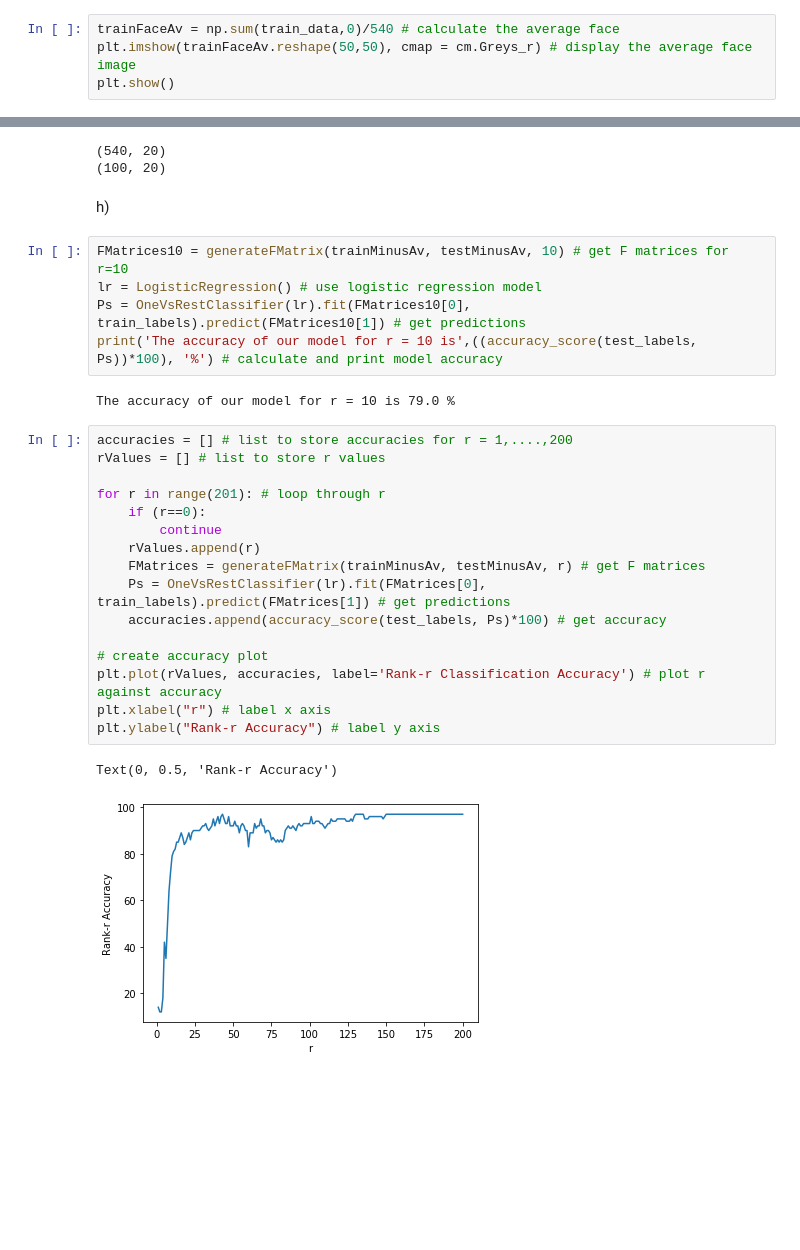
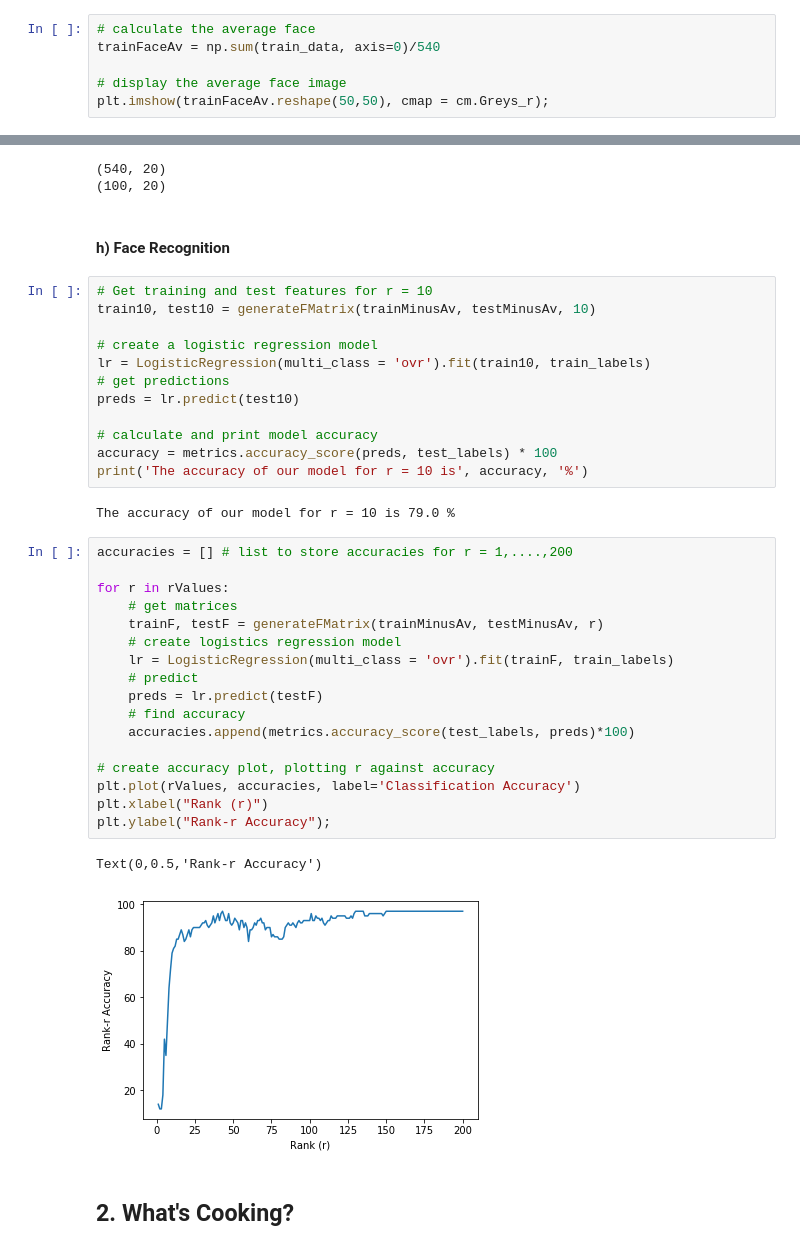
Before and after one commit to simirajpal/Applied-Machine-Learning, a Jupyter notebook: Assignment_2/Homework2_Code.ipynb, the cells around one changed output, grey strips where cells are left out. Cells and saved outputs as stored; diff of their text form; blank space fills up the shorter version.

```diff
--- a/Assignment_2/Homework2_Code.ipynb
+++ b/Assignment_2/Homework2_Code.ipynb
@@ -42,5 +72,7 @@ c)
 # %%
-trainFaceAv = np.sum(train_data,0)/540 # calculate the average face
-plt.imshow(trainFaceAv.reshape(50,50), cmap = cm.Greys_r) # display the average face image
-plt.show()
+# calculate the average face
+trainFaceAv = np.sum(train_data, axis=0)/540
+
+# display the average face image
+plt.imshow(trainFaceAv.reshape(50,50), cmap = cm.Greys_r);
 # %% [output]
@@ -127,31 +160,41 @@ print(FMatrices[1].shape)
 # %% [output]
 (540, 20)
 (100, 20)
-# %% [markdown]
-h)
-# %%
-FMatrices10 = generateFMatrix(trainMinusAv, testMinusAv, 10) # get F matrices for r=10
-lr = LogisticRegression() # use logistic regression model
-Ps = OneVsRestClassifier(lr).fit(FMatrices10[0], train_labels).predict(FMatrices10[1]) # get predictions
-print('The accuracy of our model for r = 10 is',((accuracy_score(test_labels, Ps))*100), '%') # calculate and print model accuracy
-# %% [output]
-The accuracy of our model for r = 10 is 79.0 %
+# %% [markdown]
+#### h) Face Recognition
+# %%
+# Get training and test features for r = 10
+train10, test10 = generateFMatrix(trainMinusAv, testMinusAv, 10)
+
+# create a logistic regression model
+lr = LogisticRegression(multi_class = 'ovr').fit(train10, train_labels)
+# get predictions
+preds = lr.predict(test10)
+
+# calculate and print model accuracy
+accuracy = metrics.accuracy_score(preds, test_labels) * 100
+print('The accuracy of our model for r = 10 is', accuracy, '%')
+# %% [output]
+The accuracy of our model for r = 10 is 79.0 %
 # %%
 accuracies = [] # list to store accuracies for r = 1,....,200
-rValues = [] # list to store r values
 
-for r in range(201): # loop through r
-    if (r==0):
-        continue
-    rValues.append(r)
-    FMatrices = generateFMatrix(trainMinusAv, testMinusAv, r) # get F matrices
-    Ps = OneVsRestClassifier(lr).fit(FMatrices[0], train_labels).predict(FMatrices[1]) # get predictions
-    accuracies.append(accuracy_score(test_labels, Ps)*100) # get accuracy
+for r in rValues:
+    # get matrices
+    trainF, testF = generateFMatrix(trainMinusAv, testMinusAv, r)
+    # create logistics regression model
+    lr = LogisticRegression(multi_class = 'ovr').fit(trainF, train_labels)
+    # predict
+    preds = lr.predict(testF)
+    # find accuracy
+    accuracies.append(metrics.accuracy_score(test_labels, preds)*100)
 
-# create accuracy plot
-plt.plot(rValues, accuracies, label='Rank-r Classification Accuracy') # plot r against accuracy
-plt.xlabel("r") # label x axis
-plt.ylabel("Rank-r Accuracy") # label y axis
+# create accuracy plot, plotting r against accuracy
+plt.plot(rValues, accuracies, label='Classification Accuracy')
+plt.xlabel("Rank (r)")
+plt.ylabel("Rank-r Accuracy");
 # %% [output]
-Text(0, 0.5, 'Rank-r Accuracy')
+Text(0,0.5,'Rank-r Accuracy')
-[figure, old version]
+[figure, new version]
+# %% [markdown]
+## 2. What's Cooking?
```
Also changed, not shown: parts of 30 cells of this notebook, 2 other files.
